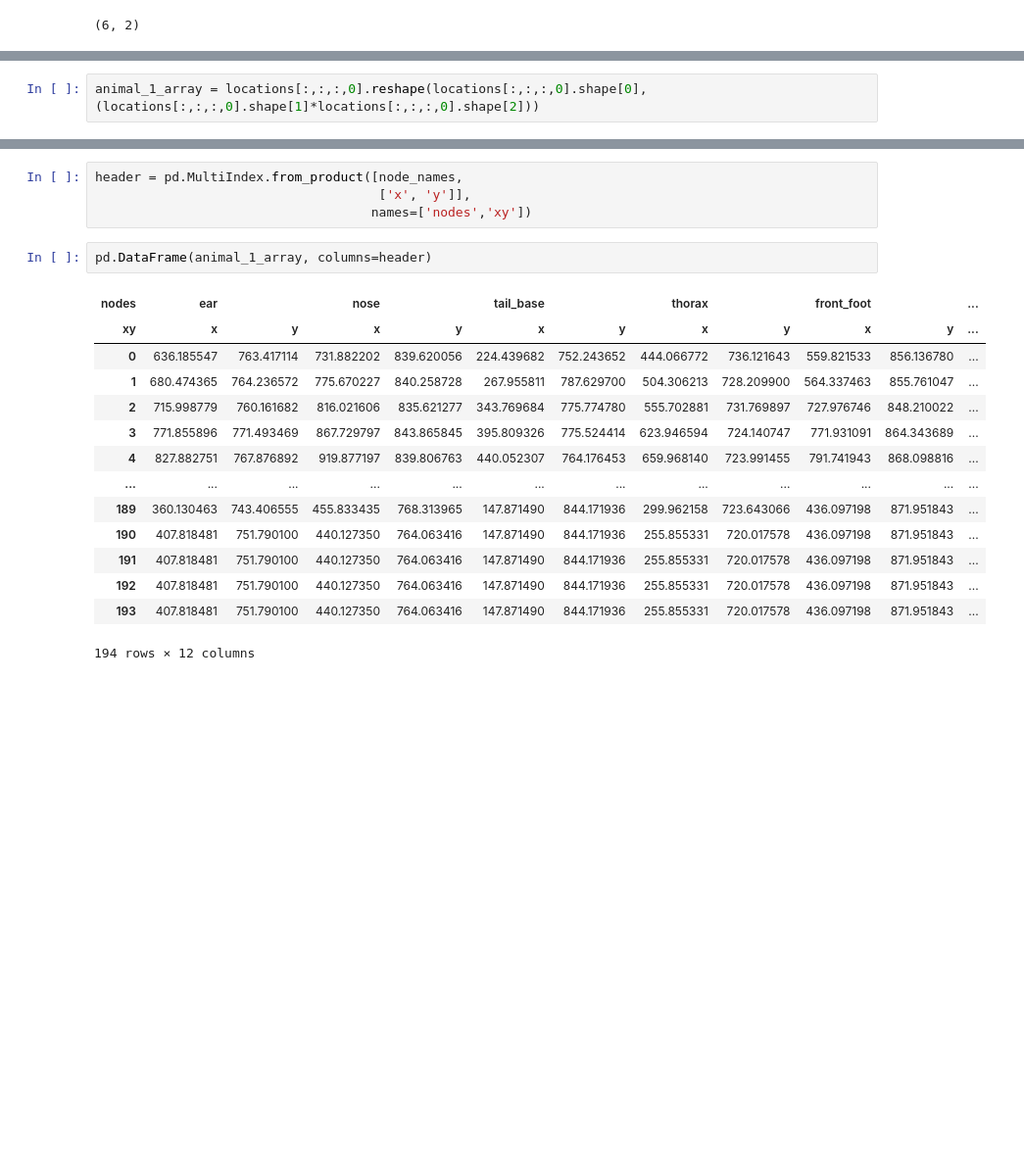
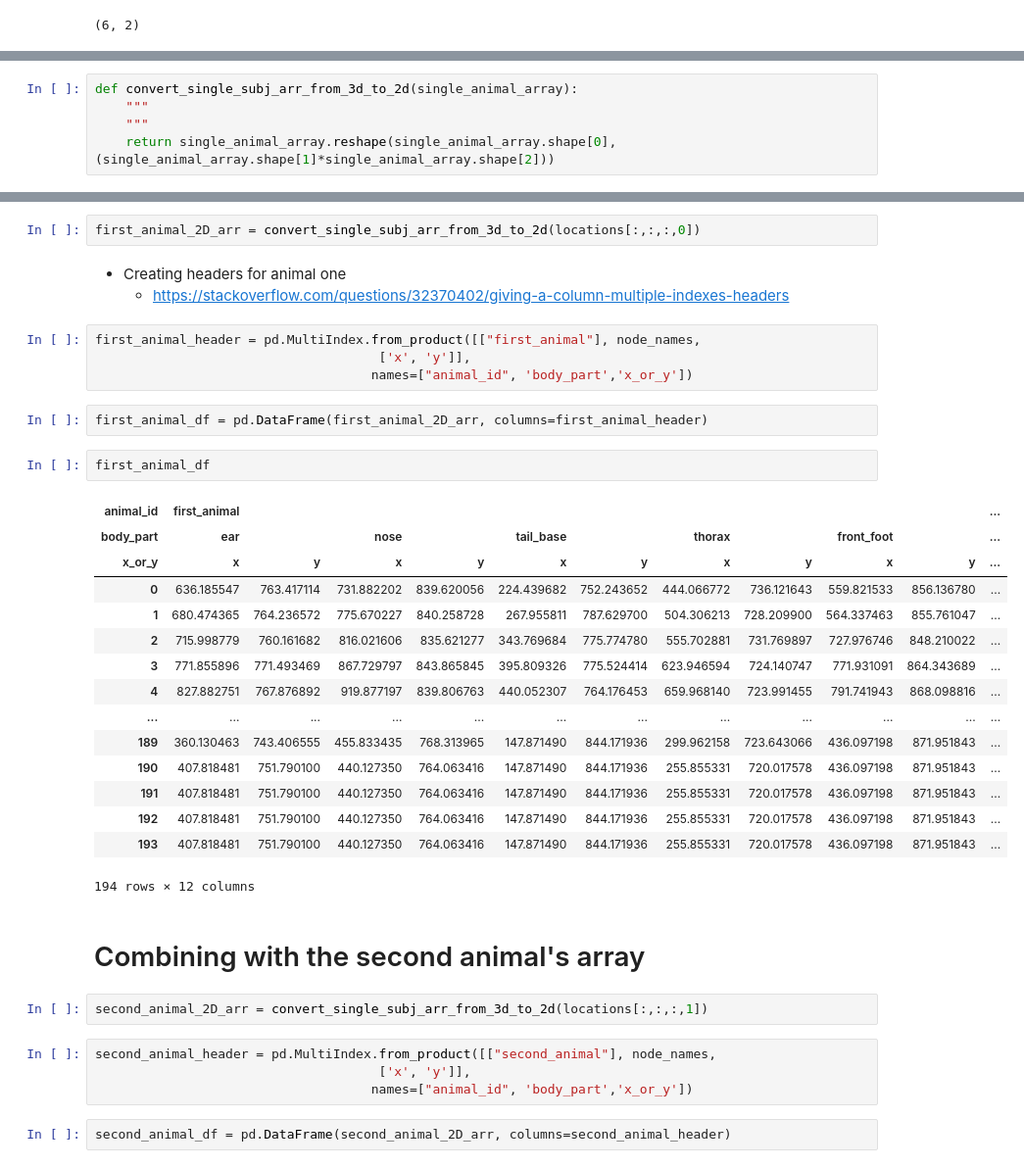
Before and after one commit to padillacoreanolab/dominance_strain_comparison, a Jupyter notebook: results/2023_03_09_tube_test_sleap_analysis/h5_to_csv.ipynb, the cells around one changed output, grey strips where cells are left out. Shown at 98% size. Drawn from its saved outputs; the diff is of its cells as text; blank space fills up the shorter version.

Commit message:
nb: run VEAM with one animal

```diff
--- a/results/2023_03_09_tube_test_sleap_analysis/h5_to_csv.ipynb
+++ b/results/2023_03_09_tube_test_sleap_analysis/h5_to_csv.ipynb
@@ -406,2 +412,5 @@ locations[:,:,:,0][0].shape
 # %%
-animal_1_array = locations[:,:,:,0].reshape(locations[:,:,:,0].shape[0], (locations[:,:,:,0].shape[1]*locations[:,:,:,0].shape[2]))
+def convert_single_subj_arr_from_3d_to_2d(single_animal_array):
+    """
+    """
+    return single_animal_array.reshape(single_animal_array.shape[0], (single_animal_array.shape[1]*single_animal_array.shape[2]))
@@ -424,21 +417,39 @@ array([[636.18554688, 763.41711426, 731.88220215, ..., 856.13677979,
+# %%
+first_animal_2D_arr = convert_single_subj_arr_from_3d_to_2d(locations[:,:,:,0])
+# %% [markdown]
+- Creating headers for animal one
+    - https://stackoverflow.com/questions/32370402/giving-a-column-multiple-indexes-headers
 # %%
-header = pd.MultiIndex.from_product([node_names,
+first_animal_header = pd.MultiIndex.from_product([["first_animal"], node_names,
                                      ['x', 'y']],
-                                    names=['nodes','xy'])
+                                    names=["animal_id", 'body_part','x_or_y'])
-# %%
-pd.DataFrame(animal_1_array, columns=header)
-# %% [output]
-| nodes | ear |  | nose |  | tail_base |  | thorax |  | front_foot |  | ... |
-| xy | x | y | x | y | x | y | x | y | x | y | ... |
-| 0 | 636.185547 | 763.417114 | 731.882202 | 839.620056 | 224.439682 | 752.243652 | 444.066772 | 736.121643 | 559.821533 | 856.136780 | ... |
-| 1 | 680.474365 | 764.236572 | 775.670227 | 840.258728 | 267.955811 | 787.629700 | 504.306213 | 728.209900 | 564.337463 | 855.761047 | ... |
-| 2 | 715.998779 | 760.161682 | 816.021606 | 835.621277 | 343.769684 | 775.774780 | 555.702881 | 731.769897 | 727.976746 | 848.210022 | ... |
-| 3 | 771.855896 | 771.493469 | 867.729797 | 843.865845 | 395.809326 | 775.524414 | 623.946594 | 724.140747 | 771.931091 | 864.343689 | ... |
-| 4 | 827.882751 | 767.876892 | 919.877197 | 839.806763 | 440.052307 | 764.176453 | 659.968140 | 723.991455 | 791.741943 | 868.098816 | ... |
-| ... | ... | ... | ... | ... | ... | ... | ... | ... | ... | ... | ... |
-| 189 | 360.130463 | 743.406555 | 455.833435 | 768.313965 | 147.871490 | 844.171936 | 299.962158 | 723.643066 | 436.097198 | 871.951843 | ... |
-| 190 | 407.818481 | 751.790100 | 440.127350 | 764.063416 | 147.871490 | 844.171936 | 255.855331 | 720.017578 | 436.097198 | 871.951843 | ... |
-| 191 | 407.818481 | 751.790100 | 440.127350 | 764.063416 | 147.871490 | 844.171936 | 255.855331 | 720.017578 | 436.097198 | 871.951843 | ... |
-| 192 | 407.818481 | 751.790100 | 440.127350 | 764.063416 | 147.871490 | 844.171936 | 255.855331 | 720.017578 | 436.097198 | 871.951843 | ... |
-| 193 | 407.818481 | 751.790100 | 440.127350 | 764.063416 | 147.871490 | 844.171936 | 255.855331 | 720.017578 | 436.097198 | 871.951843 | ... |
-194 rows × 12 columns
+# %%
+first_animal_df = pd.DataFrame(first_animal_2D_arr, columns=first_animal_header)
+# %%
+first_animal_df
+# %% [output]
+| animal_id | first_animal |  |  |  |  |  |  |  |  |  | ... |
+| body_part | ear |  | nose |  | tail_base |  | thorax |  | front_foot |  | ... |
+| x_or_y | x | y | x | y | x | y | x | y | x | y | ... |
+| 0 | 636.185547 | 763.417114 | 731.882202 | 839.620056 | 224.439682 | 752.243652 | 444.066772 | 736.121643 | 559.821533 | 856.136780 | ... |
+| 1 | 680.474365 | 764.236572 | 775.670227 | 840.258728 | 267.955811 | 787.629700 | 504.306213 | 728.209900 | 564.337463 | 855.761047 | ... |
+| 2 | 715.998779 | 760.161682 | 816.021606 | 835.621277 | 343.769684 | 775.774780 | 555.702881 | 731.769897 | 727.976746 | 848.210022 | ... |
+| 3 | 771.855896 | 771.493469 | 867.729797 | 843.865845 | 395.809326 | 775.524414 | 623.946594 | 724.140747 | 771.931091 | 864.343689 | ... |
+| 4 | 827.882751 | 767.876892 | 919.877197 | 839.806763 | 440.052307 | 764.176453 | 659.968140 | 723.991455 | 791.741943 | 868.098816 | ... |
+| ... | ... | ... | ... | ... | ... | ... | ... | ... | ... | ... | ... |
+| 189 | 360.130463 | 743.406555 | 455.833435 | 768.313965 | 147.871490 | 844.171936 | 299.962158 | 723.643066 | 436.097198 | 871.951843 | ... |
+| 190 | 407.818481 | 751.790100 | 440.127350 | 764.063416 | 147.871490 | 844.171936 | 255.855331 | 720.017578 | 436.097198 | 871.951843 | ... |
+| 191 | 407.818481 | 751.790100 | 440.127350 | 764.063416 | 147.871490 | 844.171936 | 255.855331 | 720.017578 | 436.097198 | 871.951843 | ... |
+| 192 | 407.818481 | 751.790100 | 440.127350 | 764.063416 | 147.871490 | 844.171936 | 255.855331 | 720.017578 | 436.097198 | 871.951843 | ... |
+| 193 | 407.818481 | 751.790100 | 440.127350 | 764.063416 | 147.871490 | 844.171936 | 255.855331 | 720.017578 | 436.097198 | 871.951843 | ... |
+194 rows × 12 columns
+# %% [markdown]
+# Combining with the second animal's array
+# %%
+second_animal_2D_arr = convert_single_subj_arr_from_3d_to_2d(locations[:,:,:,1])
+# %%
+second_animal_header = pd.MultiIndex.from_product([["second_animal"], node_names,
+                                     ['x', 'y']],
+                                    names=["animal_id", 'body_part','x_or_y'])
+# %%
+second_animal_df = pd.DataFrame(second_animal_2D_arr, columns=second_animal_header)
```
Also changed, not shown: parts of 38 cells of this notebook.
